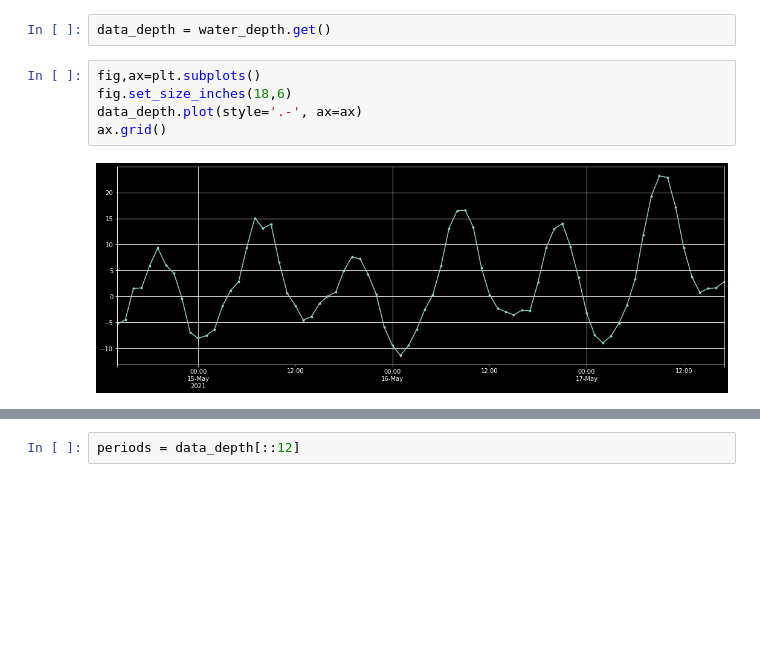
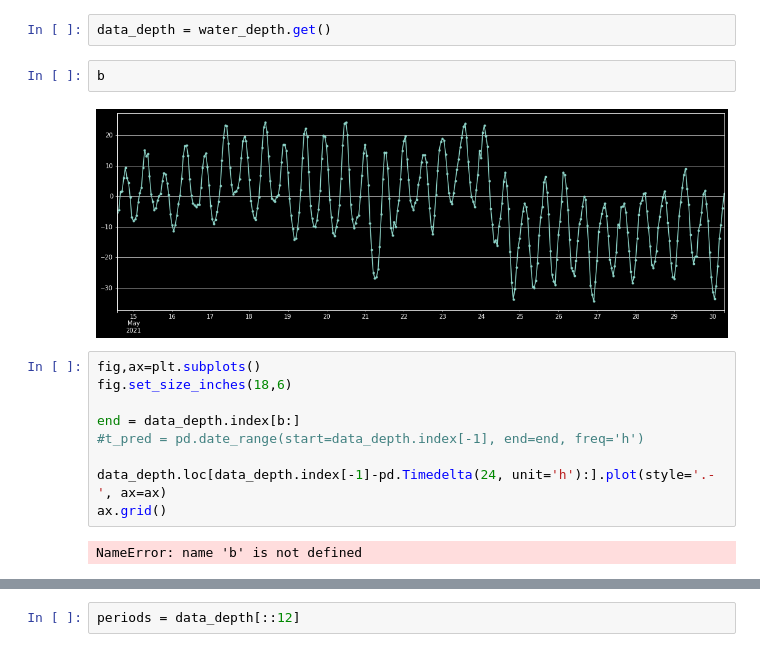
Before and after one commit to martinlarsalbert/water_depth, a Jupyter notebook: notebooks/01.1_depth_analyze.ipynb, the cells around one changed output, grey strips where cells are left out. Cells and saved outputs as stored; diff of their text form; blank space fills up the shorter version.

Commit message:
new plot

```diff
--- a/notebooks/01.1_depth_analyze.ipynb
+++ b/notebooks/01.1_depth_analyze.ipynb
@@ -8,10 +8,18 @@ import src.data.water_depth as water_depth
 import src.visualization.period_plot as period_plot
 # %%
 data_depth = water_depth.get()
+# %%
+b
+# %% [output]
+[figure, added]
 # %%
 fig,ax=plt.subplots()
 fig.set_size_inches(18,6)
-data_depth.plot(style='.-', ax=ax)
+
+end = data_depth.index[b:]
+#t_pred = pd.date_range(start=data_depth.index[-1], end=end, freq='h')
+
+data_depth.loc[data_depth.index[-1]-pd.Timedelta(24, unit='h'):].plot(style='.-', ax=ax)
 ax.grid()
 # %% [output]
-[figure, removed]
+NameError: name 'b' is not defined
```
Also changed, not shown: parts of 2 cells of this notebook, 2 other files.
